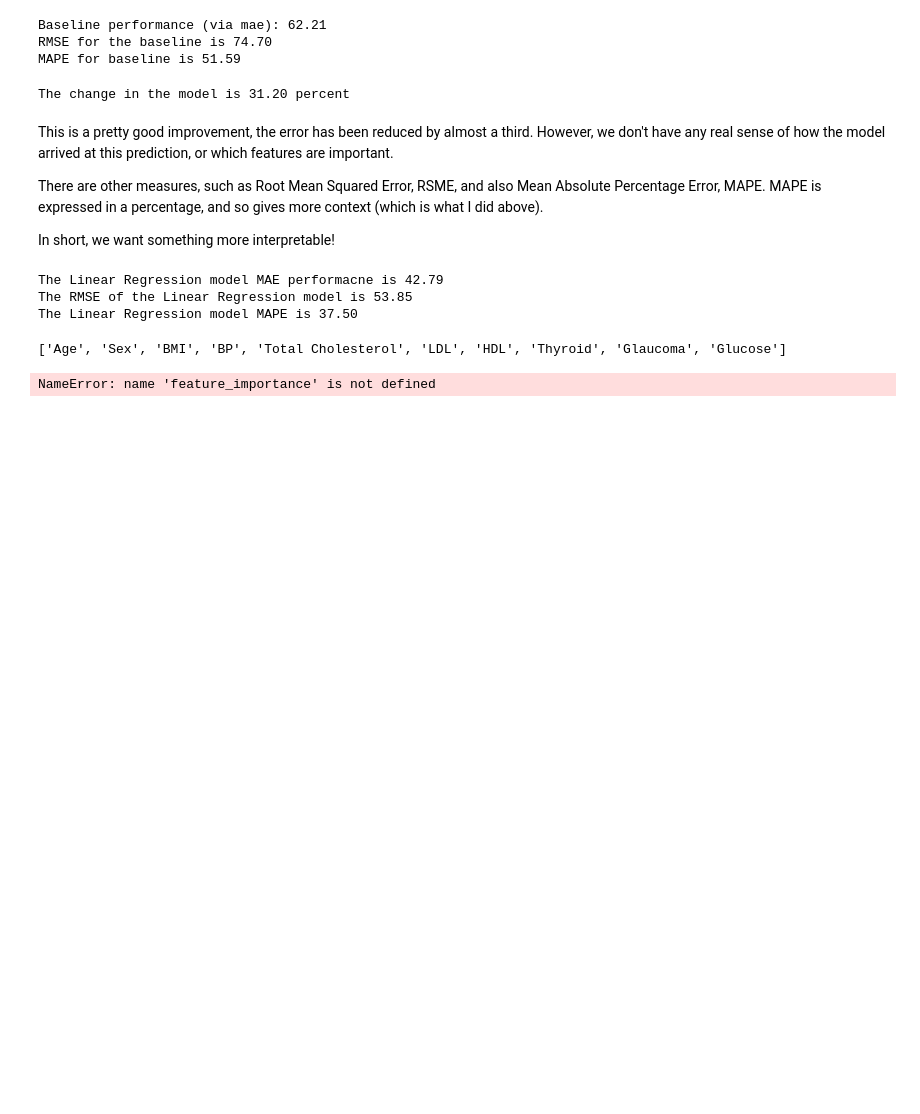
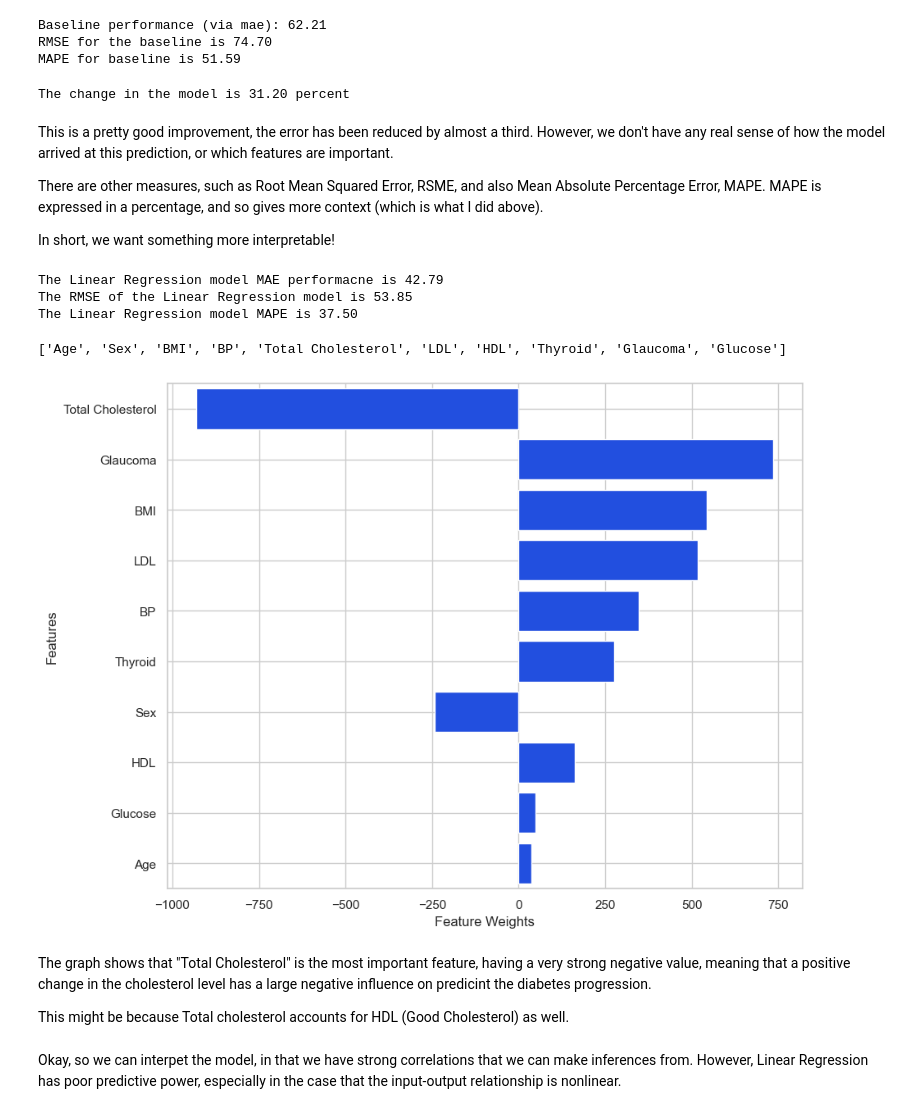
Before and after one commit to jcarlson23/generative-ai-explorations, a Jupyter notebook: chap3/white-box-models.ipynb, the cells around one changed output. Drawn from its saved outputs; the diff is of its cells as text; code cells hidden in the pictures; blank space fills up the shorter version.

```diff
--- a/chap3/white-box-models.ipynb
+++ b/chap3/white-box-models.ipynb
@@ -166,10 +166,30 @@ The Linear Regression model MAPE is 37.50
 # %%
 # Let's interpret the Linear Regression Model
 print(feature_names)
 
 weights = linear_regression_model.coef_
 feature_importance_idx = np.argsort(np.abs(weights))[::-1]
 feature_importance = [feature_names[idx] for idx in feature_importance_idx]
+feature_importance_values = [weights[idx] for idx in feature_importance_idx]
+f, ax = plt.subplots(figsize=(10,8))
+sns.set_palette('bright')
+sns.set(style='whitegrid')
+sns.barplot(x=feature_importance_values, y=feature_importance, ax=ax)
+ax.grid(True)
+ax.set_xlabel('Feature Weights')
+ax.set_ylabel('Features')
+f.savefig('linear_regression_feature_importance.png', dpi=300, bbox_inches='tight')
+f.savefig('linear_regression_feature_importance.pdf', format='pdf', dpi=300, bbox_inches='tight')
 # %% [output]
 ['Age', 'Sex', 'BMI', 'BP', 'Total Cholesterol', 'LDL', 'HDL', 'Thyroid', 'Glaucoma', 'Glucose']
-NameError: name 'feature_importance' is not defined
+[figure, added]
+# %% [markdown]
+The graph shows that "Total Cholesterol" is the most important feature, having a
+very strong negative value, meaning that a positive change in the cholesterol level
+has a large negative influence on predicint the diabetes progression.
+
+This might be because Total cholesterol accounts for HDL (Good Cholesterol) as well.
+# %% [markdown]
+Okay, so we can interpet the model, in that we have strong correlations that we can
+make inferences from. However, Linear Regression has poor predictive power, especially
+in the case that the input-output relationship is nonlinear.
```
Also changed, not shown: parts of 2 cells of this notebook.
